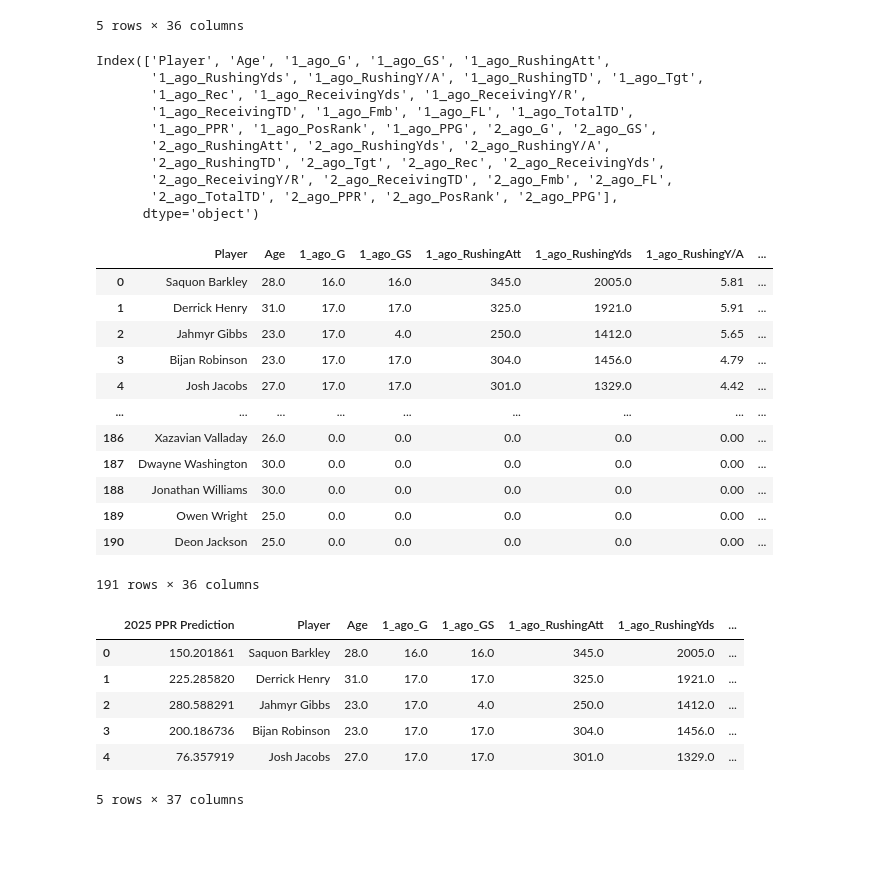
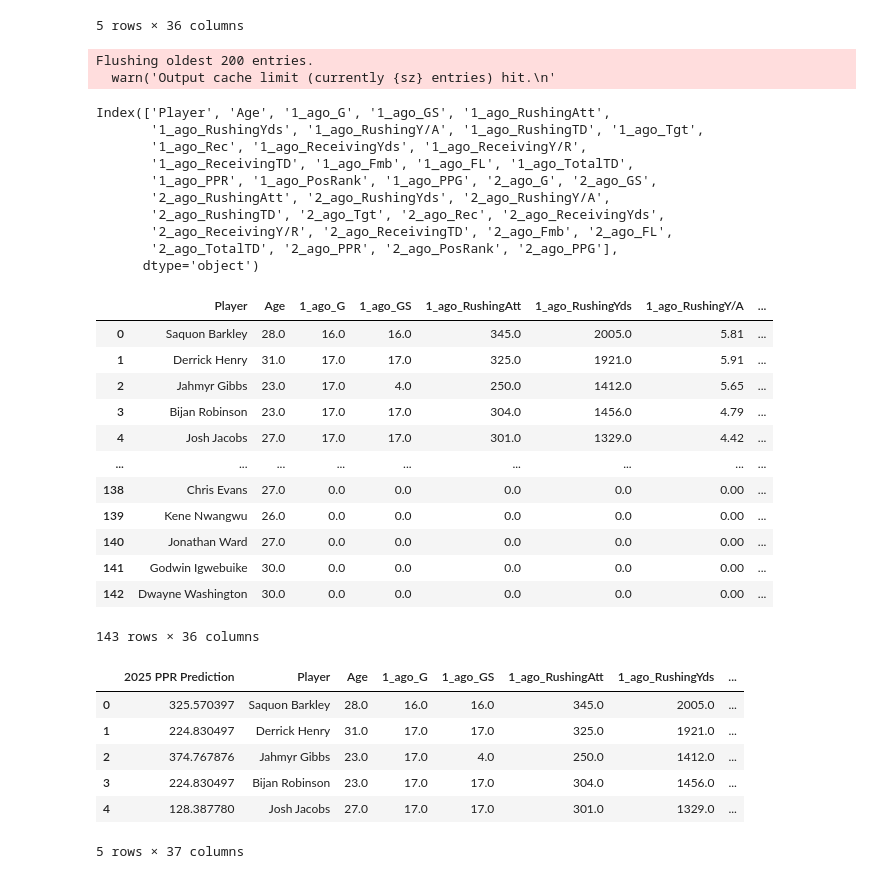
Before and after one commit to hdjwis/FantasyFootballPrediction, a Jupyter notebook: rb_prediction.ipynb, the cells around one changed output. Drawn from its saved outputs; the diff is of its cells as text; code cells hidden in the pictures; blank space fills up the shorter version.

```diff
--- a/rb_prediction.ipynb
+++ b/rb_prediction.ipynb
@@ -54,6 +54,8 @@ rb_data[rb_data.isna().any(axis=1)]
 rb_data = rb_data.fillna(0.0)
 # %%
 rb_data['PPG'] = rb_data['PPR']/rb_data['G']
+# %%
+rb_data = rb_data[rb_data['G'] > 5]
 # %%
 rb_data.shape
 # %% [output]
@@ -185,7 +187,8 @@ y = rb[['Player', '0_ago_PPR']]
 X_train, X_test, y_train, y_test = train_test_split(X, y, train_size=0.75, random_state=0)
 # %%
 # simplified_X = rb[['1_ago_PPG', '1_ago_PPR', '2_ago_PPG', '2_ago_PPR']]
-simplified_X = rb[['Age', '1_ago_GS', '1_ago_PosRank', '1_ago_PPG', '1_ago_PPR', '2_ago_GS', '2_ago_PosRank', '2_ago_PPG', '2_ago_PPR']]
+ls = ['1_ago_GS', '1_ago_PPR', '2_ago_GS', '2_ago_PPR']
+simplified_X = rb[ls]
 simplified_y = rb[['Player', '0_ago_PPR']]
 simplified_X_train, simplified_X_test, simplified_y_train, simplified_y_test = train_test_split(simplified_X, simplified_y, train_size=0.75, random_state=0)
 # %%
@@ -199,7 +202,7 @@ model.score(simplified_X_test, simplified_y_test['0_ago_PPR'])
 # %%
 from sklearn.ensemble import GradientBoostingRegressor
 
-model = GradientBoostingRegressor(random_state=0)
-model.fit(simplified_X_train, simplified_y_train['0_ago_PPR'])
-model.score(simplified_X_test, simplified_y_test['0_ago_PPR'])
+xgb_model = GradientBoostingRegressor(random_state=0)
+xgb_model.fit(simplified_X_train, simplified_y_train['0_ago_PPR'])
+xgb_model.score(simplified_X_test, simplified_y_test['0_ago_PPR'])
 # %% [output]
@@ -270,46 +273,48 @@ rb_pred['Age'] = rb_pred['Age'] + 1
 # %%
 rb_pred.columns
 # %% [output]
-Index(['Player', 'Age', '1_ago_G', '1_ago_GS', '1_ago_RushingAtt',
-       '1_ago_RushingYds', '1_ago_RushingY/A', '1_ago_RushingTD', '1_ago_Tgt',
-       '1_ago_Rec', '1_ago_ReceivingYds', '1_ago_ReceivingY/R',
-       '1_ago_ReceivingTD', '1_ago_Fmb', '1_ago_FL', '1_ago_TotalTD',
-       '1_ago_PPR', '1_ago_PosRank', '1_ago_PPG', '2_ago_G', '2_ago_GS',
-       '2_ago_RushingAtt', '2_ago_RushingYds', '2_ago_RushingY/A',
-       '2_ago_RushingTD', '2_ago_Tgt', '2_ago_Rec', '2_ago_ReceivingYds',
-       '2_ago_ReceivingY/R', '2_ago_ReceivingTD', '2_ago_Fmb', '2_ago_FL',
-       '2_ago_TotalTD', '2_ago_PPR', '2_ago_PosRank', '2_ago_PPG'],
-      dtype='object')
+Flushing oldest 200 entries.
+  warn('Output cache limit (currently {sz} entries) hit.\n'
+Index(['Player', 'Age', '1_ago_G', '1_ago_GS', '1_ago_RushingAtt',
+       '1_ago_RushingYds', '1_ago_RushingY/A', '1_ago_RushingTD', '1_ago_Tgt',
+       '1_ago_Rec', '1_ago_ReceivingYds', '1_ago_ReceivingY/R',
+       '1_ago_ReceivingTD', '1_ago_Fmb', '1_ago_FL', '1_ago_TotalTD',
+       '1_ago_PPR', '1_ago_PosRank', '1_ago_PPG', '2_ago_G', '2_ago_GS',
+       '2_ago_RushingAtt', '2_ago_RushingYds', '2_ago_RushingY/A',
+       '2_ago_RushingTD', '2_ago_Tgt', '2_ago_Rec', '2_ago_ReceivingYds',
+       '2_ago_ReceivingY/R', '2_ago_ReceivingTD', '2_ago_Fmb', '2_ago_FL',
+       '2_ago_TotalTD', '2_ago_PPR', '2_ago_PosRank', '2_ago_PPG'],
+      dtype='object')
 # %%
-y_2025 = model.predict(rb_pred[['Age', '1_ago_GS', '1_ago_PosRank', '1_ago_PPG', '1_ago_PPR', '2_ago_GS', '2_ago_PosRank', '2_ago_PPG', '2_ago_PPR']])
+y_2025 = xgb_model.predict(rb_pred[ls])
 y_2025 = pd.Series(y_2025, name='2025 PPR Prediction')
 rb_pred = rb_pred.reset_index()
 rb_pred = rb_pred.drop(['index'], axis=1)
 rb_pred
 # %% [output]
 |  | Player | Age | 1_ago_G | 1_ago_GS | 1_ago_RushingAtt | 1_ago_RushingYds | 1_ago_RushingY/A | ... |
 | 0 | Saquon Barkley | 28.0 | 16.0 | 16.0 | 345.0 | 2005.0 | 5.81 | ... |
 | 1 | Derrick Henry | 31.0 | 17.0 | 17.0 | 325.0 | 1921.0 | 5.91 | ... |
 | 2 | Jahmyr Gibbs | 23.0 | 17.0 | 4.0 | 250.0 | 1412.0 | 5.65 | ... |
 | 3 | Bijan Robinson | 23.0 | 17.0 | 17.0 | 304.0 | 1456.0 | 4.79 | ... |
 | 4 | Josh Jacobs | 27.0 | 17.0 | 17.0 | 301.0 | 1329.0 | 4.42 | ... |
 | ... | ... | ... | ... | ... | ... | ... | ... | ... |
-| 186 | Xazavian Valladay | 26.0 | 0.0 | 0.0 | 0.0 | 0.0 | 0.00 | ... |
-| 187 | Dwayne Washington | 30.0 | 0.0 | 0.0 | 0.0 | 0.0 | 0.00 | ... |
-| 188 | Jonathan Williams | 30.0 | 0.0 | 0.0 | 0.0 | 0.0 | 0.00 | ... |
-| 189 | Owen Wright | 25.0 | 0.0 | 0.0 | 0.0 | 0.0 | 0.00 | ... |
-| 190 | Deon Jackson | 25.0 | 0.0 | 0.0 | 0.0 | 0.0 | 0.00 | ... |
+| 138 | Chris Evans | 27.0 | 0.0 | 0.0 | 0.0 | 0.0 | 0.00 | ... |
+| 139 | Kene Nwangwu | 26.0 | 0.0 | 0.0 | 0.0 | 0.0 | 0.00 | ... |
+| 140 | Jonathan Ward | 27.0 | 0.0 | 0.0 | 0.0 | 0.0 | 0.00 | ... |
+| 141 | Godwin Igwebuike | 30.0 | 0.0 | 0.0 | 0.0 | 0.0 | 0.00 | ... |
+| 142 | Dwayne Washington | 30.0 | 0.0 | 0.0 | 0.0 | 0.0 | 0.00 | ... |
-191 rows × 36 columns
+143 rows × 36 columns
 # %%
 rb_pred = pd.concat([y_2025, rb_pred], axis=1)
 rb_pred.head()
 # %% [output]
 |  | 2025 PPR Prediction | Player | Age | 1_ago_G | 1_ago_GS | 1_ago_RushingAtt | 1_ago_RushingYds | ... |
-| 0 | 150.201861 | Saquon Barkley | 28.0 | 16.0 | 16.0 | 345.0 | 2005.0 | ... |
-| 1 | 225.285820 | Derrick Henry | 31.0 | 17.0 | 17.0 | 325.0 | 1921.0 | ... |
-| 2 | 280.588291 | Jahmyr Gibbs | 23.0 | 17.0 | 4.0 | 250.0 | 1412.0 | ... |
-| 3 | 200.186736 | Bijan Robinson | 23.0 | 17.0 | 17.0 | 304.0 | 1456.0 | ... |
-| 4 | 76.357919 | Josh Jacobs | 27.0 | 17.0 | 17.0 | 301.0 | 1329.0 | ... |
+| 0 | 325.570397 | Saquon Barkley | 28.0 | 16.0 | 16.0 | 345.0 | 2005.0 | ... |
+| 1 | 224.830497 | Derrick Henry | 31.0 | 17.0 | 17.0 | 325.0 | 1921.0 | ... |
+| 2 | 374.767876 | Jahmyr Gibbs | 23.0 | 17.0 | 4.0 | 250.0 | 1412.0 | ... |
+| 3 | 224.830497 | Bijan Robinson | 23.0 | 17.0 | 17.0 | 304.0 | 1456.0 | ... |
+| 4 | 128.387780 | Josh Jacobs | 27.0 | 17.0 | 17.0 | 301.0 | 1329.0 | ... |
 5 rows × 37 columns
 # %%
 rb_pred_view = rb_pred[['2025 PPR Prediction', 'Player']].sort_values('2025 PPR Prediction', ascending=False).reset_index(drop=True)
```
Also changed, not shown: parts of 5 cells of this notebook.
